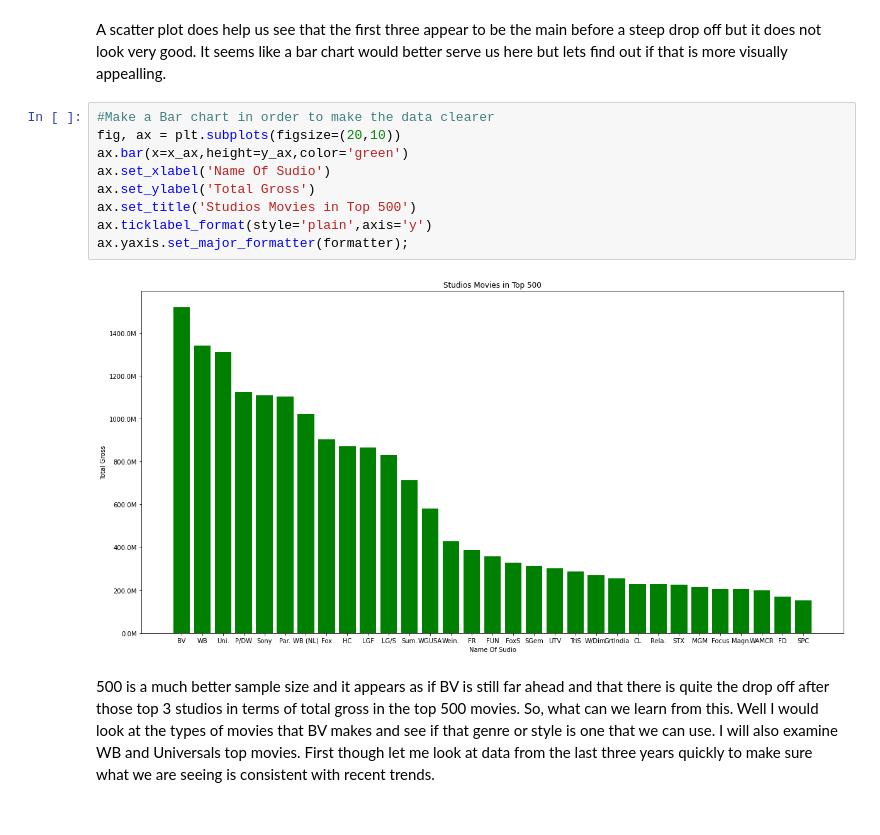
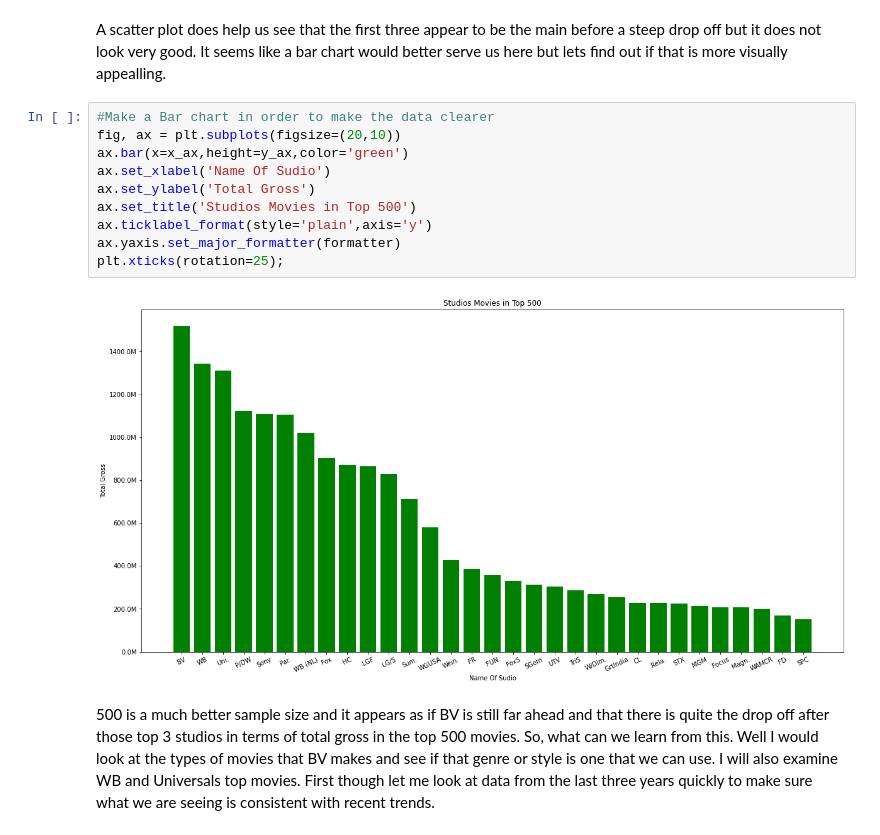
Before and after one commit to meowkaiser/STRONGEST_Project1, a Jupyter notebook: Final_notebook.ipynb, the cells around one changed output. Cells and saved outputs as stored; diff of their text form.

Commit message:
touched up slant on graph and adding powerpoint presentation

```diff
--- a/Final_notebook.ipynb
+++ b/Final_notebook.ipynb
@@ -571,14 +571,15 @@ A scatter plot does help us see that the first three appear to be the main befor
 # %%
 #Make a Bar chart in order to make the data clearer
 fig, ax = plt.subplots(figsize=(20,10))
 ax.bar(x=x_ax,height=y_ax,color='green')
 ax.set_xlabel('Name Of Sudio')
 ax.set_ylabel('Total Gross')
 ax.set_title('Studios Movies in Top 500')
 ax.ticklabel_format(style='plain',axis='y')
-ax.yaxis.set_major_formatter(formatter);
+ax.yaxis.set_major_formatter(formatter)
+plt.xticks(rotation=25);
 # %% [output]
-[figure, old version]
+[figure, new version]
 # %% [markdown]
 500 is a much better sample size and it appears as if BV is still far ahead and that there is quite the drop off after those top 3 studios in terms of total gross in the top 500 movies. So, what can we learn from this. Well I would look at the types of movies that BV makes and see if that genre or style is one that we can use. I will also examine WB and Universals top movies. First though let me look at data from the last three years quickly to make sure what we are seeing is consistent with recent trends.
 # %%
```
Also changed, not shown: parts of 5 cells of this notebook, 1 other file.
